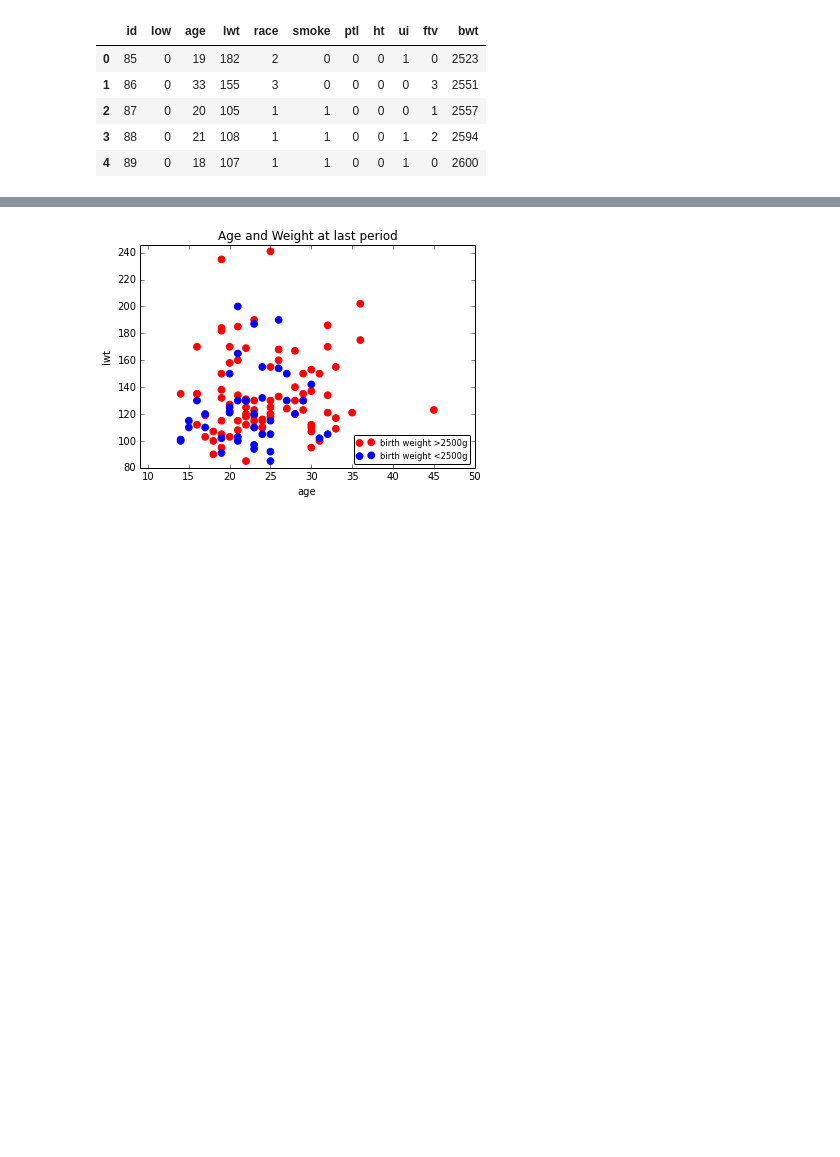
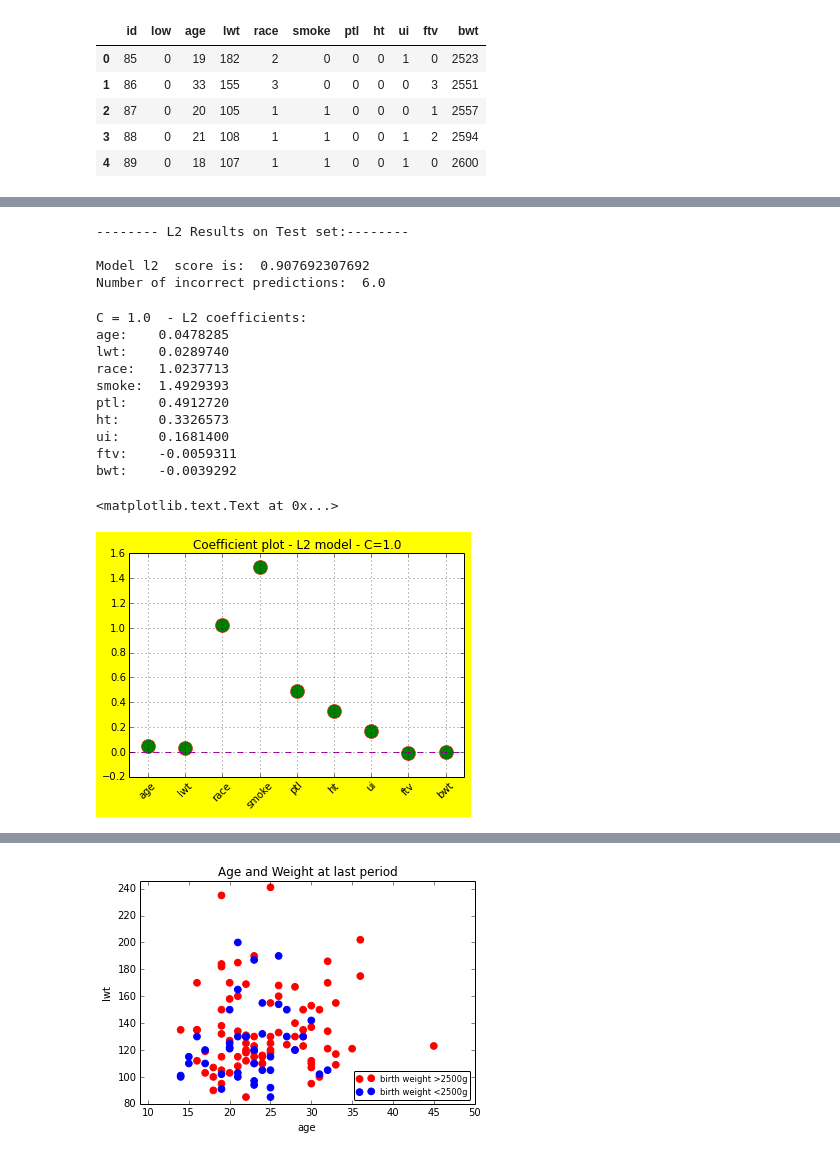
Before and after one commit to Gabya06/datascience, a Jupyter notebook: LogisticRegression/LogisticRegression-LowBirthWeight.ipynb, the cells around one changed output, grey strips where cells are left out. Saved outputs shown, nothing was run; the diff lists cells and outputs as text; code cells hidden in the pictures; blank space fills up the shorter version.

```diff
--- a/LogisticRegression/LogisticRegression-LowBirthWeight.ipynb
+++ b/LogisticRegression/LogisticRegression-LowBirthWeight.ipynb
@@ -114,0 +158,48 @@ Number of incorrect predictions:  1.0
+# %%
+#L2 model for Logistic Regression - use L2 Penalty
+l2 = linear_model.LogisticRegression(penalty ='l2', C=1.0, fit_intercept = True)
+# fit l2 model to data
+l2.fit(x,y)
+# these are the predictions based on x and L1 model (training set)
+y_pred_train_l2 = l2.predict(x)
+# this is L2 model score
+l2_score = l2.score(test, y_test)
+# incorrect number of classifications on test set
+test_incorrect_class_l2 = (1-l2_score)*test.shape[0]
+# %%
+print('-------- L2 Results on Test set:--------\n')
+print('Model', l2.penalty, ' score is: ',l2.score(test,y_test))
+print('Number of incorrect predictions: ', test_incorrect_class_l2)
+# %% [output]
+-------- L2 Results on Test set:--------
+
+Model l2  score is:  0.907692307692
+Number of incorrect predictions:  6.0
+# %%
+# print L2 coefficients
+print('C =',l2.C, ' - L2 coefficients:')
+for name, value in zip(x.columns, l2.coef_[0]):
+    print('{0}:\t{1:.7f}'.format(name, value))
+# get coefficients from L2 model
+coefs_l2 = l2.coef_[0]
+# plot coefficients of L2 model and
+fig2 = pyplot.figure(facecolor='yellow')
+pyplot.plot(coefs_l2, 'ro', markerfacecolor='green', markersize=14, markeredgecolor = 'r')
+pyplot.xlim(-0.5, 8.5)
+pyplot.xticks(range(len(coefs_l2)), x.columns.values, rotation=45)
+pyplot.axhline(0, color='m', linestyle='--')
+pyplot.grid()
+pyplot.title('Coefficient plot - L2 model - C='+ str(l2.C))
+# %% [output]
+C = 1.0  - L2 coefficients:
+age:    0.0478285
+lwt:    0.0289740
+race:   1.0237713
+smoke:  1.4929393
+ptl:    0.4912720
+ht:     0.3326573
+ui:     0.1681400
+ftv:    -0.0059311
+bwt:    -0.0039292
+<matplotlib.text.Text at 0x...>
+[figure, added]
```
Also changed, not shown: parts of 19 cells of this notebook.
